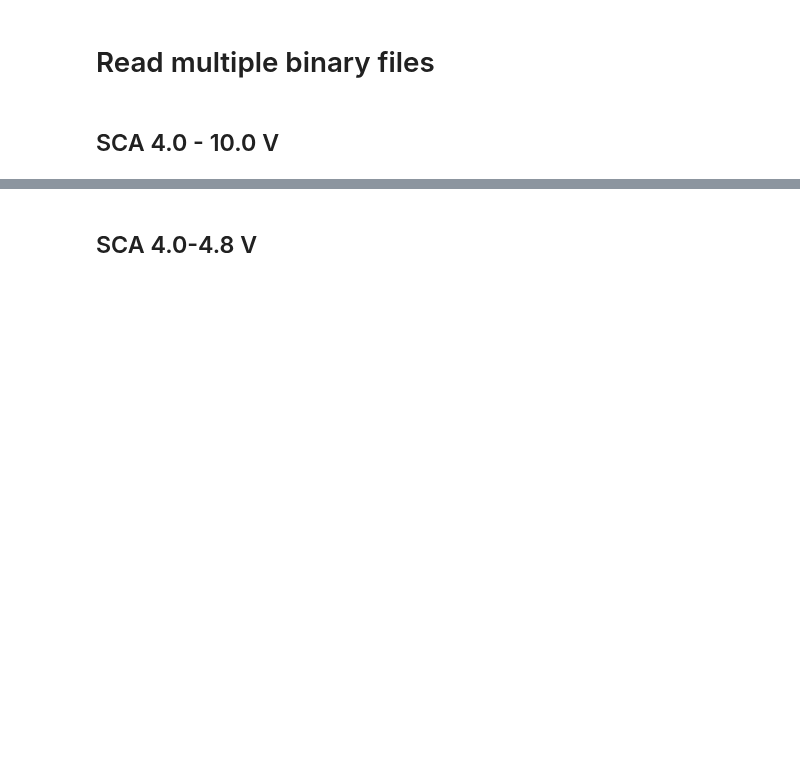
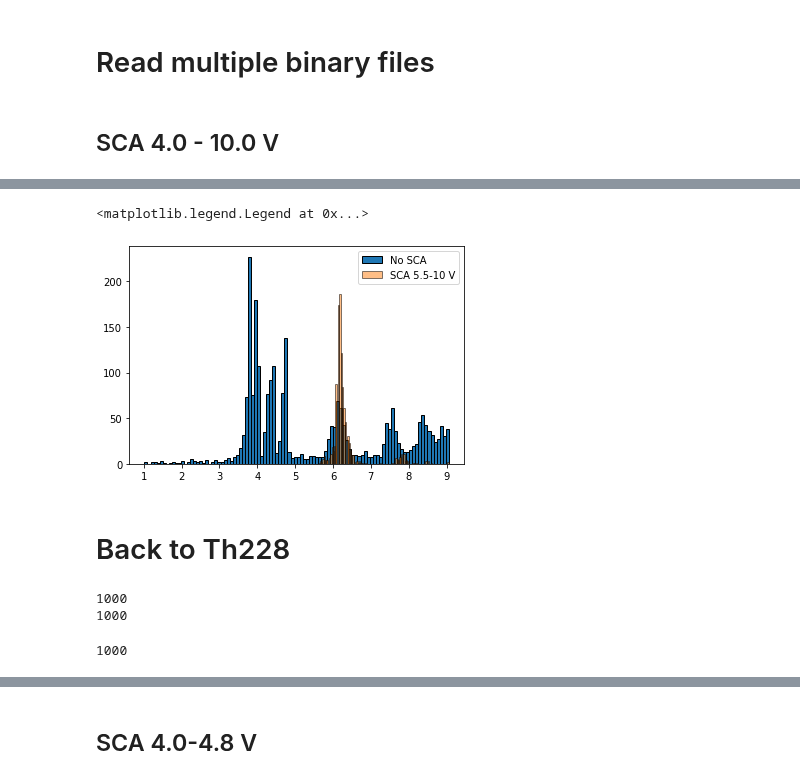
Before and after one commit to proscrite/RaTag, a Jupyter notebook: notebooks/waveform2spectrum_PC.ipynb, the cells around one changed output, grey strips where cells are left out. Drawn from its saved outputs; the diff is of its cells as text; code cells hidden in the pictures; blank space fills up the shorter version.

```diff
--- a/notebooks/waveform2spectrum_PC.ipynb
+++ b/notebooks/waveform2spectrum_PC.ipynb
@@ -233,0 +242,36 @@ plt.gca().set(xlim=(4, 6.5), xlabel='Voltage (V)', ylabel='Counts', title='Peak
+# %%
+nNo, binsNo = np.histogram(peak_volts, bins=100)
+cbinsNo = binsNo[:-1] + np.diff(binsNo) / 2
+
+nS, binsS = np.histogram(peaksSca, bins=100)
+cbinsS = binsS[:-1] + np.diff(binsS) / 2
+plt.bar(cbinsNo, nNo, width=np.diff(binsNo), edgecolor='black', align='center', label='No SCA')
+plt.bar(cbinsS, nS, width=np.diff(binsS), edgecolor='black', alpha=0.5, align='center', label='SCA 5.5-10 V')
+plt.legend()
+# %% [output]
+<matplotlib.legend.Legend at 0x...>
+[figure, added]
+# %% [markdown]
+# Back to Th228
+# %%
+pathNo = r'E:\Pablos_Mighty_measurements\RUN5\Ch4_noSCA_Amp50-62\*.wfm'
+filesNo = sorted(glob(pathNo))
+peaksNo = [alpha_peak(f) for f in filesNo]
+print(len(filesNo))
+
+pathSca =  r'E:\Pablos_Mighty_measurements\RUN5\Ch4_SCA-4-5p1_Amp50-62\*.wfm'
+filesSca = sorted(glob(pathSca))
+
+peaksSca = [alpha_peak(f) for f in filesSca]
+print(len(filesSca))
+# %% [output]
+1000
+1000
+# %%
+pathSca2 =  r'E:\Pablos_Mighty_measurements\RUN5\Ch4_SCA-4-4p8_Amp50-62\*.wfm'
+filesSca2 = sorted(glob(pathSca2))
+
+peaksSca2 = [alpha_peak(f) for f in filesSca2]
+print(len(filesSca2))
+# %% [output]
+1000
```
Also changed, not shown: parts of 21 cells of this notebook, 5 other files.
